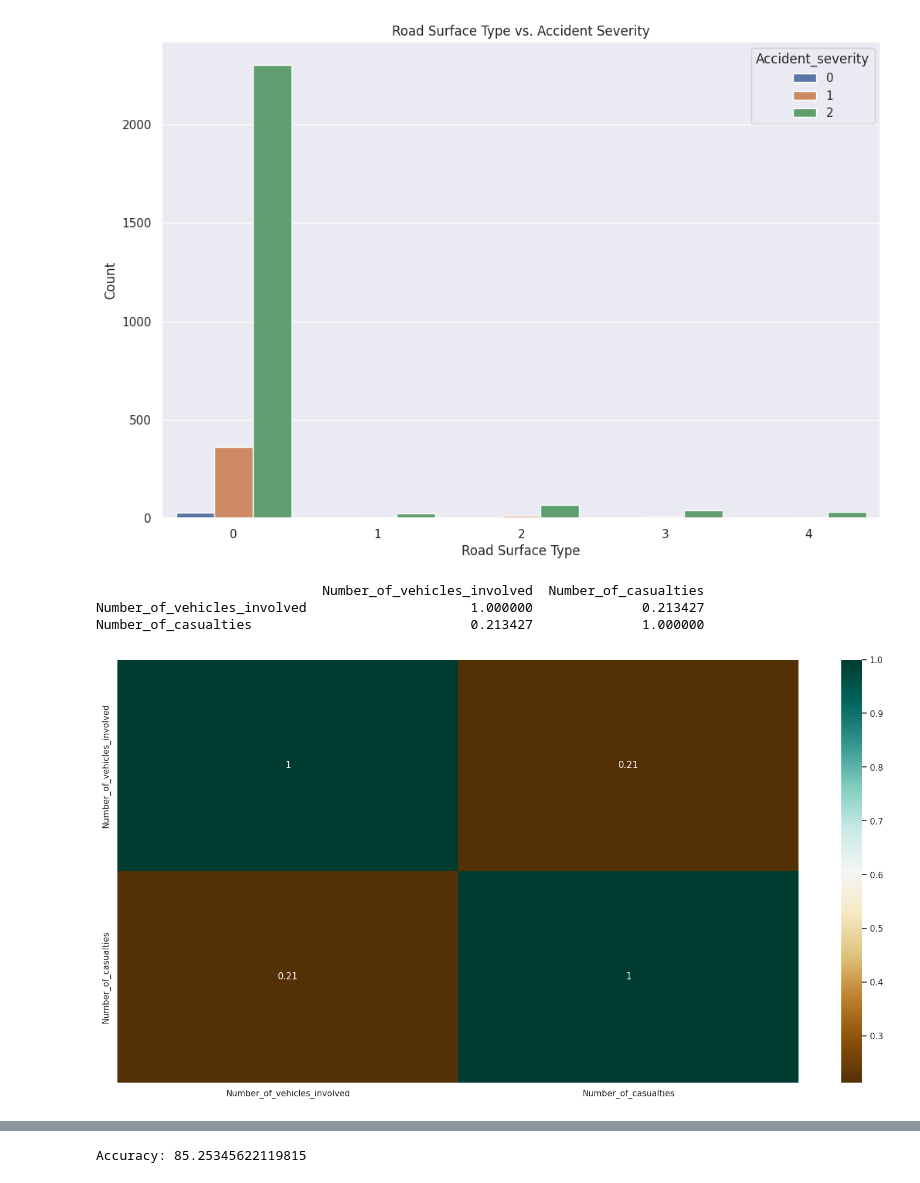
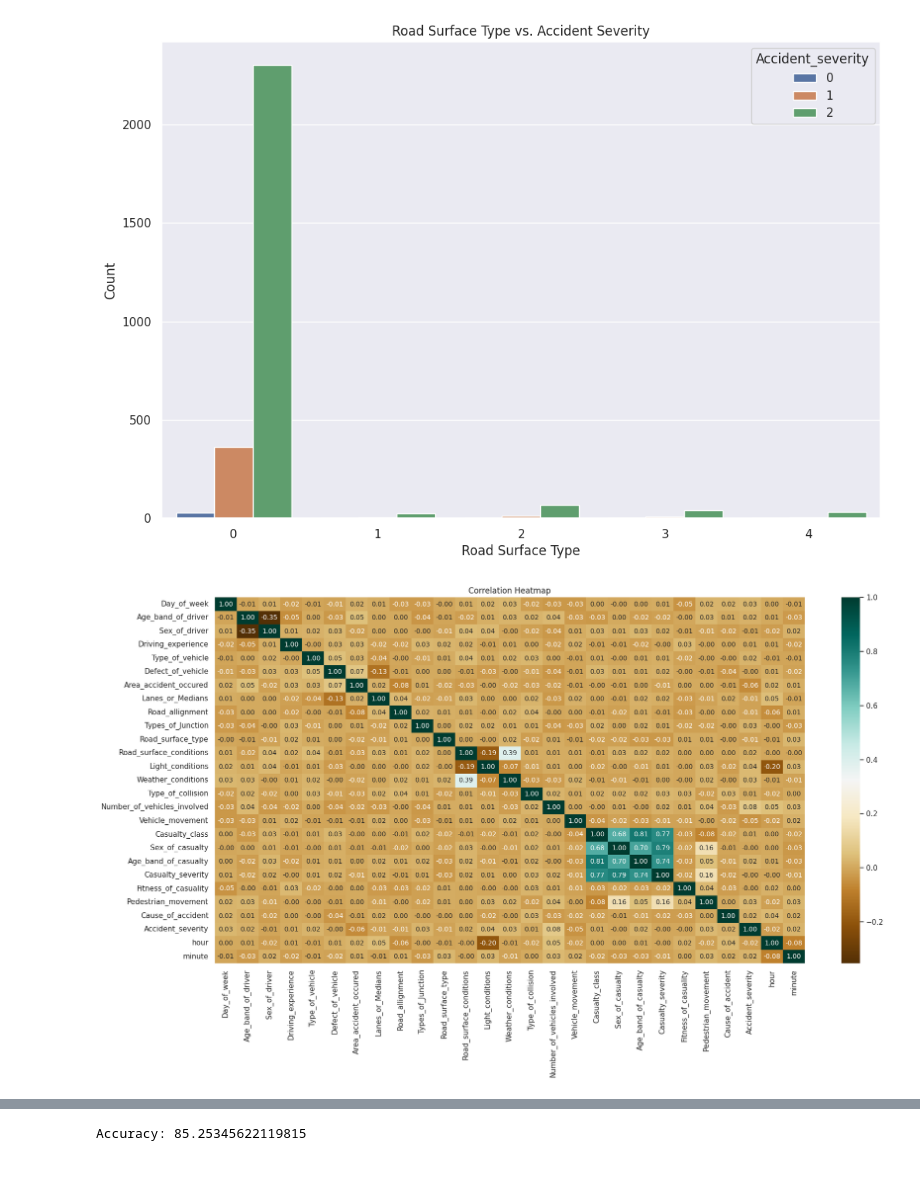
Before and after one commit to ayish1998/Demo-repo, a Jupyter notebook: Accident_Severity_Predictionipynb.ipynb, the cells around one changed output, grey strips where cells are left out. Cells and saved outputs as stored; diff of their text form; code cells hidden in the pictures.

```diff
--- a/Accident_Severity_Predictionipynb.ipynb
+++ b/Accident_Severity_Predictionipynb.ipynb
@@ -318,17 +318,18 @@ plt.ylabel('Count')
 plt.show()
 # %% [output]
 [figure]
-# %%
-#finding the relations between the variables
-plt.figure(figsize=(20,10))
-corl = df.corr()
-sns.heatmap(corl,cmap="BrBG",annot=True)
-print (corl)
-# %% [output]
-                             Number_of_vehicles_involved  Number_of_casualties
-Number_of_vehicles_involved                     1.000000              0.213427
-Number_of_casualties                            0.213427              1.000000
-[figure, removed]
+# %%
+import matplotlib.pyplot as plt
+import seaborn as sns
+
+# Assuming 'data' is your DataFrame
+plt.figure(figsize=(20, 10))
+corl = data.corr()
+sns.heatmap(corl, cmap="BrBG", annot=True, annot_kws={"size": 10}, fmt=".2f")
+plt.title('Correlation Heatmap')
+plt.show()
+# %% [output]
+[figure, added]
 # %%
 # Visualizing data to perform analysis
 X = data.drop(['Accident_severity'],axis =1)
```
Also changed, not shown: parts of 13 cells of this notebook.
